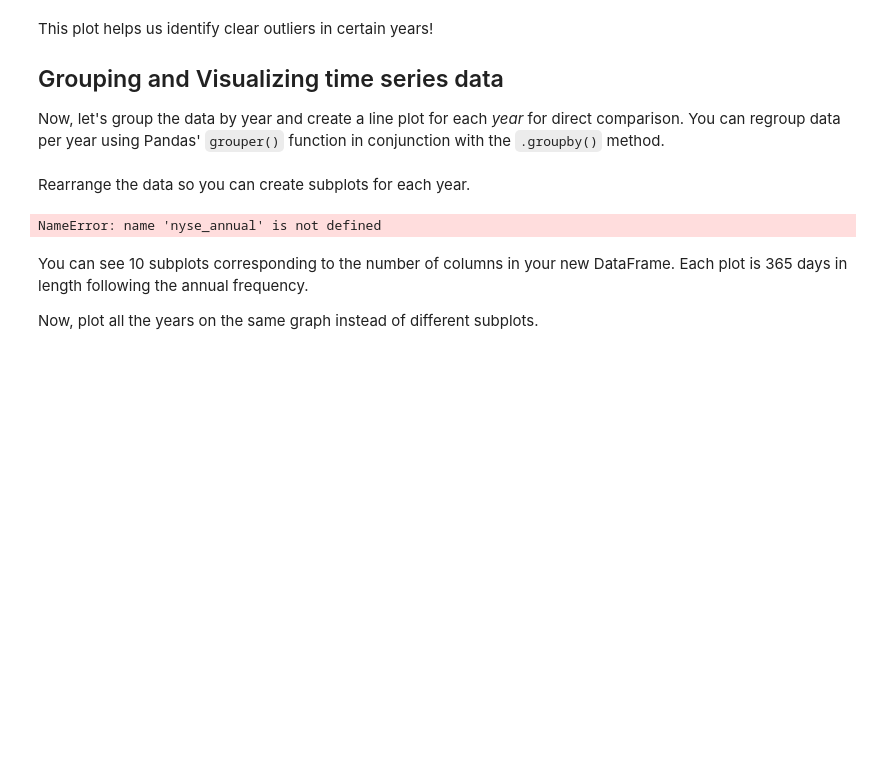
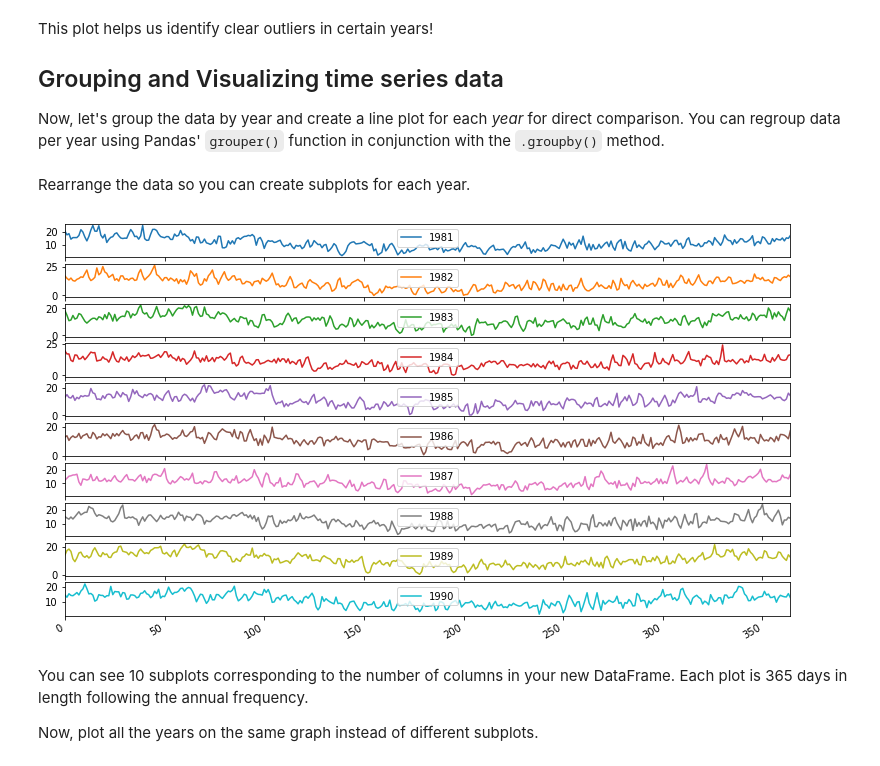
Before and after one commit to rmei97/dsc-visualizing-time-series-data-lab-nyc-ds-033020, a Jupyter notebook: index.ipynb, the cells around one changed output. Saved outputs shown, nothing was run; the diff lists cells and outputs as text; code cells hidden in the pictures; blank space fills up the shorter version.

```diff
--- a/index.ipynb
+++ b/index.ipynb
@@ -109,14 +109,14 @@ Rearrange the data so you can create subplots for each year.
 # %%
 # Create a new DataFrame and store yearly values in columns
 temp_annual = pd.DataFrame()
 
 for yr, group in year_groups:
     temp_annual[yr.year] = group.values.ravel()
 
 # Plot the yearly groups as subplots
-nyse_annual.plot(figsize = (13,8), subplots=True, legend=True);
+temp_annual.plot(figsize = (13,8), subplots=True, legend=True);
 # %% [output]
-NameError: name 'nyse_annual' is not defined
+[figure, added]
 # %% [markdown]
 You can see 10 subplots corresponding to the number of columns in your new DataFrame. Each plot is 365 days in length following the annual frequency.
 
```
